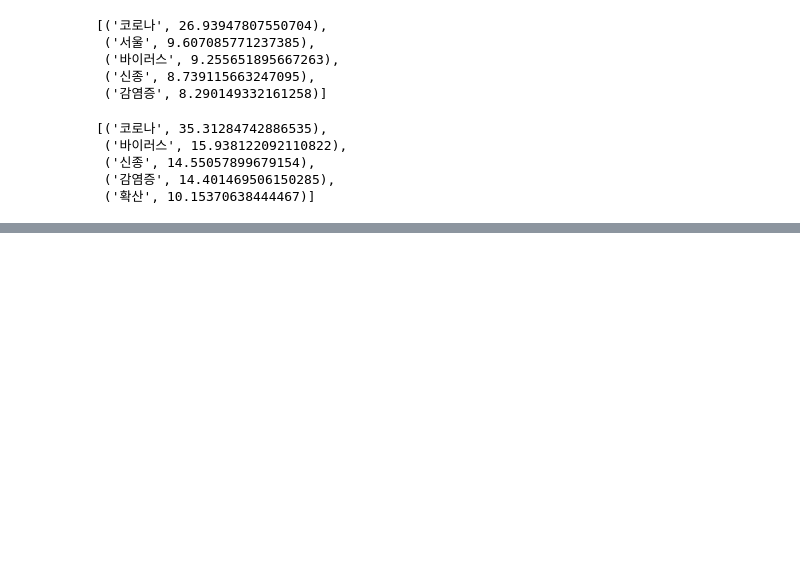
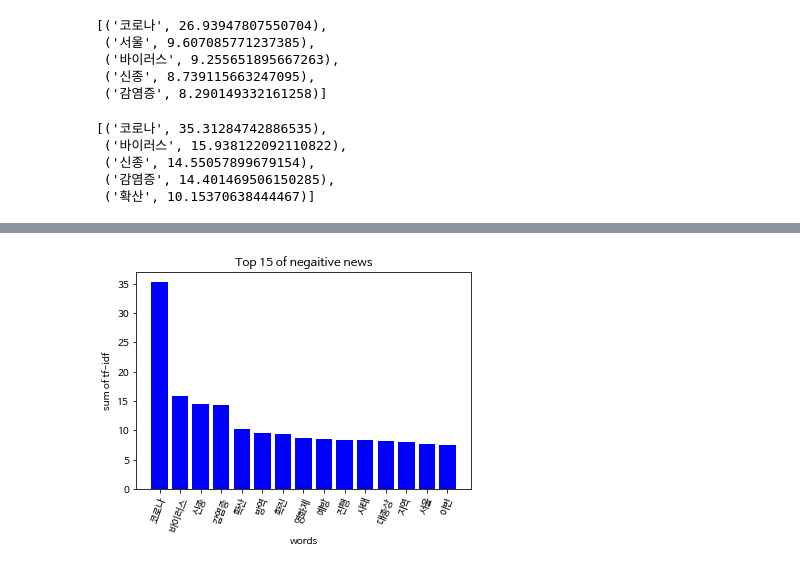
Before and after one commit to SunhoPark2107/python-restore, a Jupyter notebook: 0628_konlpy_감성분석.ipynb, the cells around one changed output, grey strips where cells are left out. Cells and saved outputs as stored; diff of their text form; code cells hidden in the pictures; blank space fills up the shorter version.

```diff
--- a/0628_konlpy_감성분석.ipynb
+++ b/0628_konlpy_감성분석.ipynb
@@ -339,0 +381,9 @@ NEG_words[:5]
+# %%
+plt.bar(range(max), [i[1] for i in NEG_words[:max]], color = "blue")
+plt.title("Top 15 of negaitive news")
+plt.xlabel("words")
+plt.ylabel("sum of tf-idf")
+plt.xticks(range(max), [i[0] for i in NEG_words[:max]], rotation = 70)
+plt.show()
+# %% [output]
+[figure, added]
```
Also changed, not shown: parts of 6 cells of this notebook.
